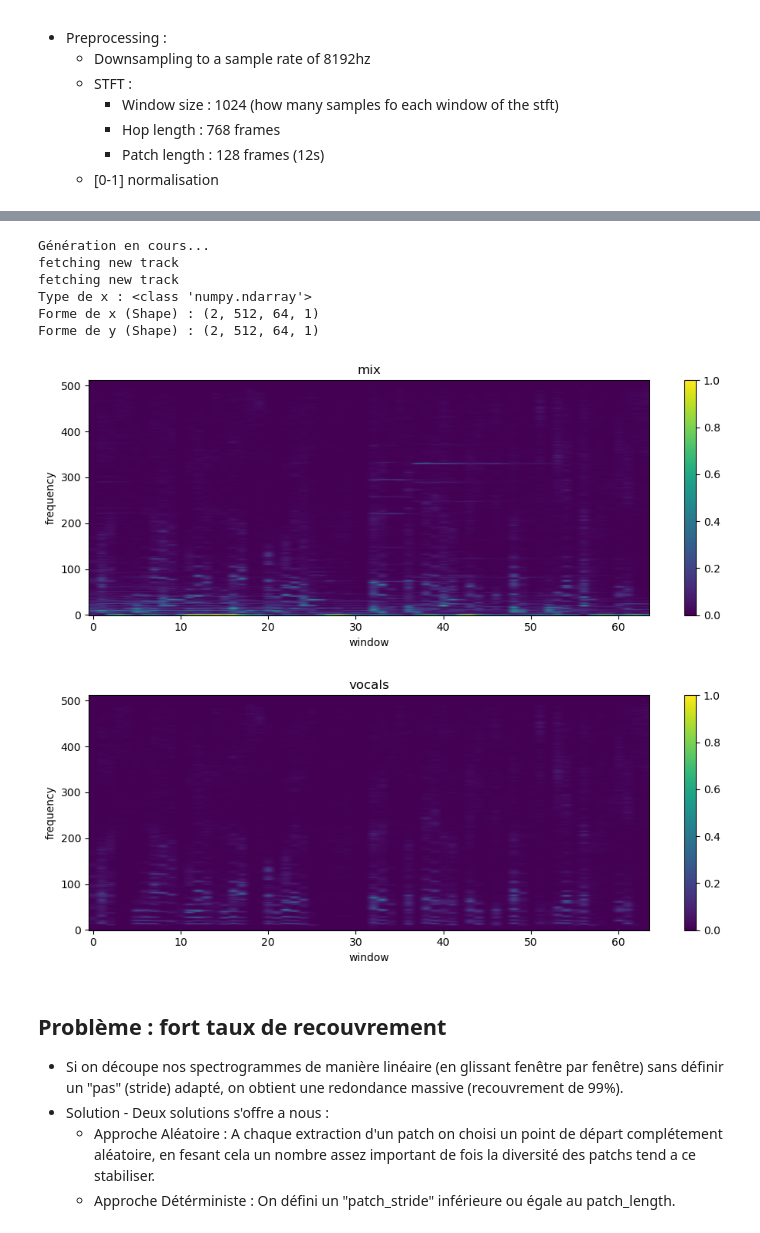
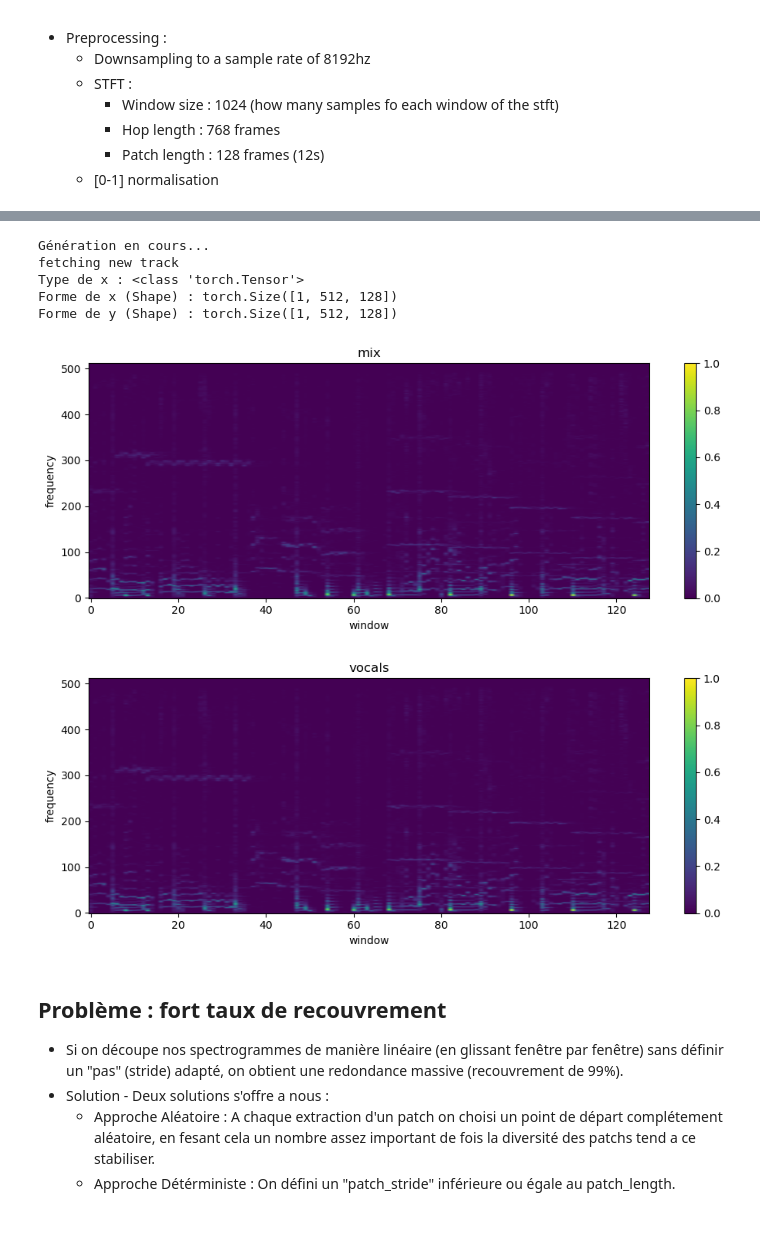
Before and after one commit to GitMass/Voice_Separation_with_Unet, a Jupyter notebook: notebook.ipynb, the cells around one changed output, grey strips where cells are left out. Drawn from its saved outputs; the diff is of its cells as text; code cells hidden in the pictures.

Commit message:
Update datafeeder and datasetClass to be torch compatible

```diff
--- a/notebook.ipynb
+++ b/notebook.ipynb
@@ -93,7 +93,7 @@ L'article conclut que l'architecture U-Net est très efficace pour la séparatio
 # os.environ["PATH"] += os.pathsep + r"C:\Users\adjal\miniconda3\envs\Son_TP4\Library\bin"
 
 # Load the DB using the 'root' argument (We set download=False because we already have the files)
-mus = musdb.DB(root=DATASET_PATH, download=False)
+mus = musdb.DB(root=DATASET_PATH, download=False, subsets="train")
 
 # Test
 print(f"Success! Loaded {len(mus)} tracks.")
@@ -257,33 +257,32 @@ sample duration : 6.0 s
 # %%
 # test the feeder
 
 # init feeder
-test_feeder = data_feeder(mus, audio_config=AudioConfig , batch_size=2)
+test_feeder = data_feeder(mus, audio_config=AudioConfig)
 
 # On demande manuellement le premier batch
 print("Génération en cours...")
-batch_x, batch_y = next(test_feeder)
+x, y = next(test_feeder)
+mix = x
+vocals = y
 
 # Vérification des dimensions
-print(f"Type de x : {type(batch_x)}")
-print(f"Forme de x (Shape) : {batch_x.shape}")
-print(f"Forme de y (Shape) : {batch_y.shape}")
+print(f"Type de x : {type(x)}")
+print(f"Forme de x (Shape) : {y.shape}")
+print(f"Forme de y (Shape) : {y.shape}")
 
 # display
-mix = batch_x[0]
-vocals = batch_y[0]
 time = 5
 display_spectrogram(mix, title="mix")
 display_spectrogram(vocals, title="vocals")
 # %% [output]
 Génération en cours...
 fetching new track
-fetching new track
-Type de x : <class 'numpy.ndarray'>
-Forme de x (Shape) : (2, 512, 64, 1)
-Forme de y (Shape) : (2, 512, 64, 1)
+Type de x : <class 'torch.Tensor'>
+Forme de x (Shape) : torch.Size([1, 512, 128])
+Forme de y (Shape) : torch.Size([1, 512, 128])
-[figure, old version]
+[figure, new version]
-[figure, old version]
+[figure, new version]
 # %% [markdown]
 ## Problème : fort taux de recouvrement
 
```
Also changed, not shown: parts of 2 cells of this notebook, 1 other file.
